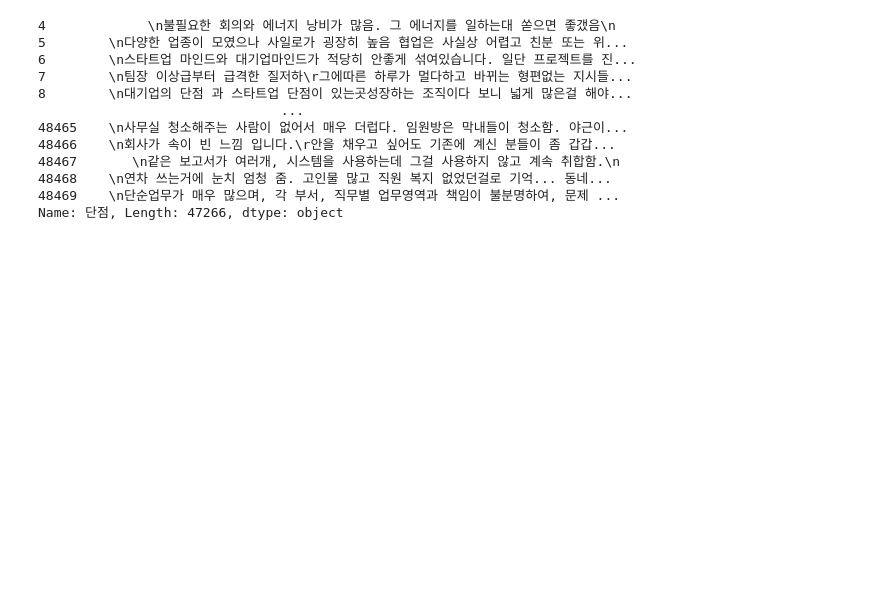
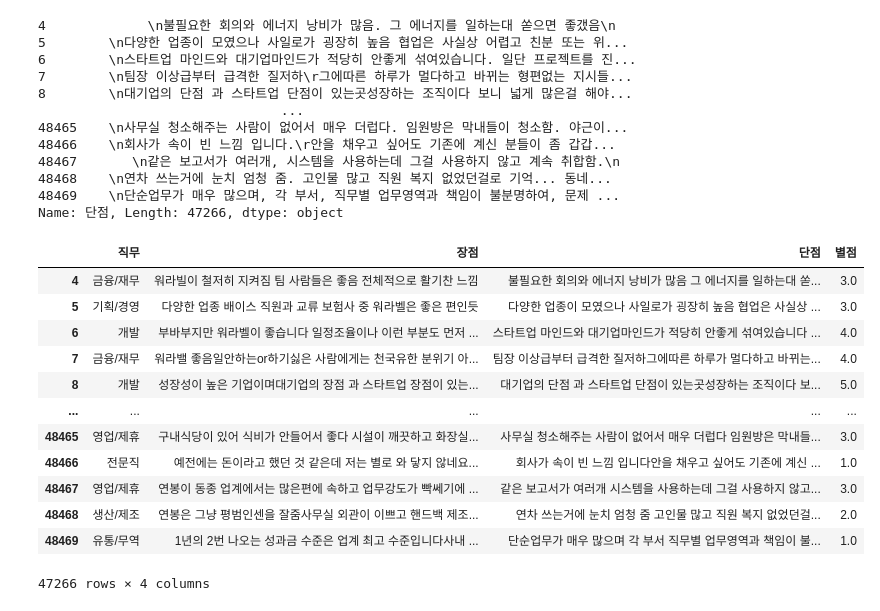
Before and after one commit to irina0627/TextminingProject, a Jupyter notebook: review_sentiment/preprocessing.ipynb, the cells around one changed output. Cells and saved outputs as stored; diff of their text form; code cells hidden in the pictures; blank space fills up the shorter version.

```diff
--- a/review_sentiment/preprocessing.ipynb
+++ b/review_sentiment/preprocessing.ipynb
@@ -100,11 +100,34 @@ Name: 단점, Length: 47266, dtype: object
 review_df['장점'] = review_df['장점'].str.replace("\n","")
 review_df['장점'] = review_df['장점'].str.replace("\r","")
 review_df['장점'] = review_df['장점'].str.replace("\t","")
+review_df['장점'] = review_df['장점'].str.replace(",","")
+review_df['장점'] = review_df['장점'].str.replace(".","")
 # %%
 review_df['단점'] = review_df['단점'].str.replace("\n","")
 review_df['단점'] = review_df['단점'].str.replace("\r","")
 review_df['단점'] = review_df['단점'].str.replace("\t","")
+review_df['단점'] = review_df['단점'].str.replace(",","")
+review_df['단점'] = review_df['단점'].str.replace(".","")
 # %%
 review_df['요약'] = review_df['요약'].str.replace("\n","")
 review_df['요약'] = review_df['요약'].str.replace("\r","")
 review_df['요약'] = review_df['요약'].str.replace("\t","")
+review_df['요약'] = review_df['요약'].str.replace(",","")
+review_df['요약'] = review_df['요약'].str.replace(".","")
+# %%
+review_df = review_df[['직무', '장점', '단점','별점']]
+review_df
+# %% [output]
+|  | 직무 | 장점 | 단점 | 별점 |
+| 4 | 금융/재무 | 워라빌이 철저히 지켜짐 팀 사람들은 좋음 전체적으로 활기찬 느낌 | 불필요한 회의와 에너지 낭비가 많음 그 에너지를 일하는대 쏟... | 3.0 |
+| 5 | 기획/경영 | 다양한 업종 배이스 직원과 교류 보험사 중 워라벨은 좋은 편인듯 | 다양한 업종이 모였으나 사일로가 굉장히 높음 협업은 사실상 ... | 3.0 |
+| 6 | 개발 | 부바부지만 워라벨이 좋습니다 일정조율이나 이런 부분도 먼저 ... | 스타트업 마인드와 대기업마인드가 적당히 안좋게 섞여있습니다 ... | 4.0 |
+| 7 | 금융/재무 | 워라밸 좋음일안하는or하기싫은 사람에게는 천국유한 분위기 아... | 팀장 이상급부터 급격한 질저하그에따른 하루가 멀다하고 바뀌는... | 4.0 |
+| 8 | 개발 | 성장성이 높은 기업이며대기업의 장점 과 스타트업 장점이 있는... | 대기업의 단점 과 스타트업 단점이 있는곳성장하는 조직이다 보... | 5.0 |
+| ... | ... | ... | ... | ... |
+| 48465 | 영업/제휴 | 구내식당이 있어 식비가 안들어서 좋다 시설이 깨끗하고 화장실... | 사무실 청소해주는 사람이 없어서 매우 더럽다 임원방은 막내들... | 3.0 |
+| 48466 | 전문직 | 예전에는 돈이라고 했던 것 같은데 저는 별로 와 닿지 않네요... | 회사가 속이 빈 느낌 입니다안을 채우고 싶어도 기존에 계신 ... | 1.0 |
+| 48467 | 영업/제휴 | 연봉이 동종 업계에서는 많은편에 속하고 업무강도가 빡쎄기에 ... | 같은 보고서가 여러개 시스템을 사용하는데 그걸 사용하지 않고... | 3.0 |
+| 48468 | 생산/제조 | 연봉은 그냥 평범인센을 잘줌사무실 외관이 이쁘고 핸드백 제조... | 연차 쓰는거에 눈치 엄청 줌 고인물 많고 직원 복지 없었던걸... | 2.0 |
+| 48469 | 유통/무역 | 1년의 2번 나오는 성과금 수준은 업계 최고 수준입니다사내 ... | 단순업무가 매우 많으며 각 부서 직무별 업무영역과 책임이 불... | 1.0 |
+47266 rows × 4 columns
```
Also changed, not shown: parts of 23 cells of this notebook, 13 other files.
